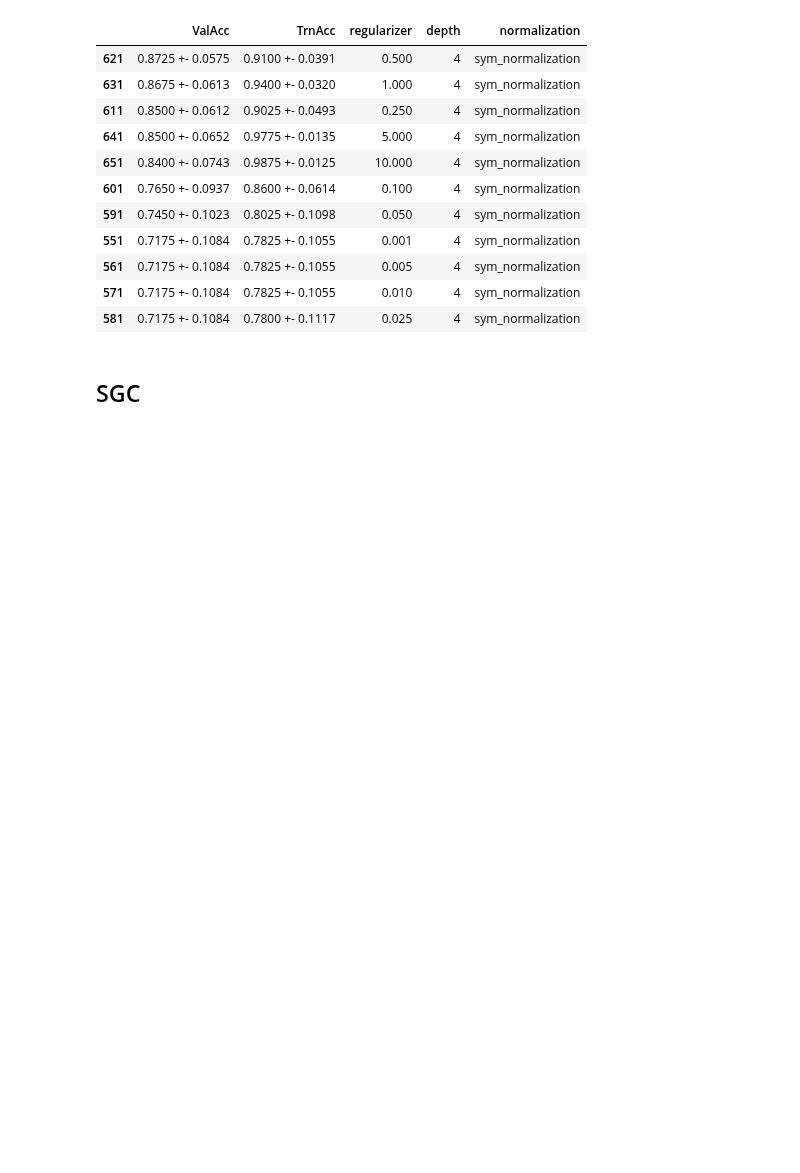
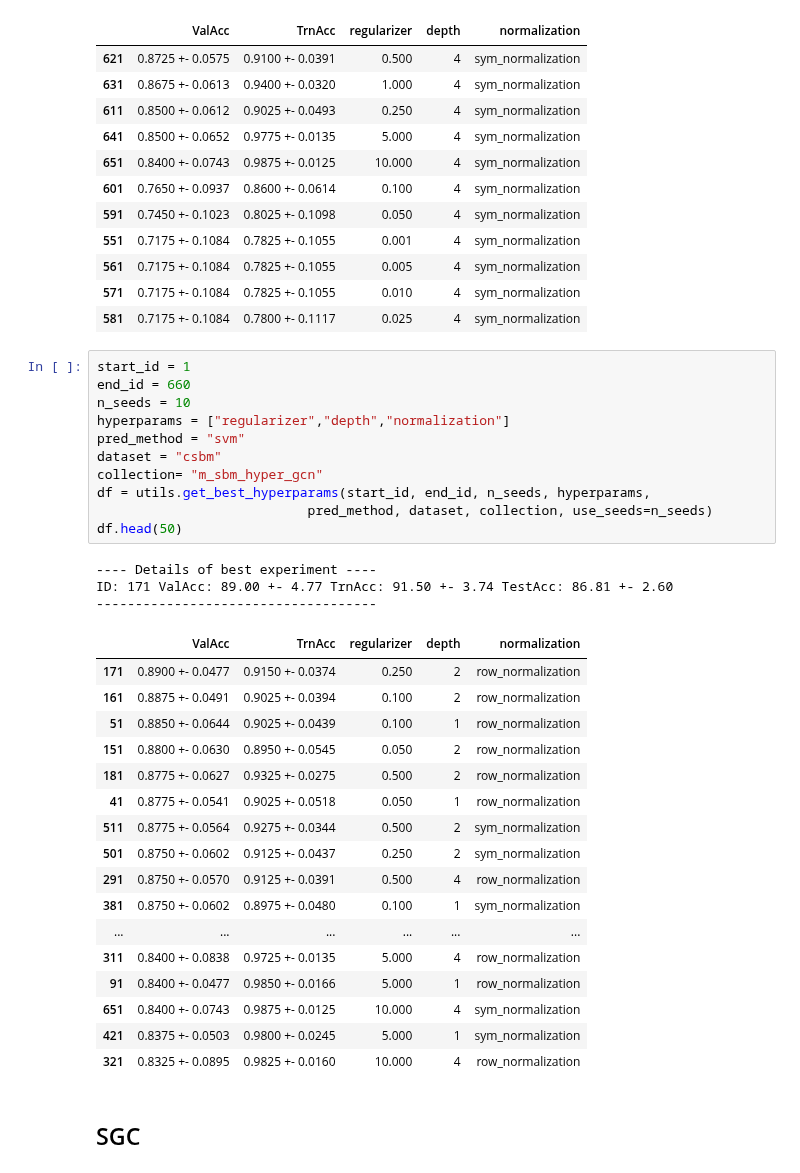
Before and after one commit to saper0/qpcert, a Jupyter notebook: notebooks/hyperparams/sbm.ipynb, the cells around one changed output. Drawn from its saved outputs; the diff is of its cells as text; blank space fills up the shorter version.

```diff
--- a/notebooks/hyperparams/sbm.ipynb
+++ b/notebooks/hyperparams/sbm.ipynb
@@ -166,6 +168,38 @@ ID: 621 ValAcc: 87.25 +- 5.75 TrnAcc: 91.00 +- 3.91 TestAcc: 86.44 +- 2.73
 | 561 | 0.7175 +- 0.1084 | 0.7825 +- 0.1055 | 0.005 | 4 | sym_normalization |
 | 571 | 0.7175 +- 0.1084 | 0.7825 +- 0.1055 | 0.010 | 4 | sym_normalization |
 | 581 | 0.7175 +- 0.1084 | 0.7800 +- 0.1117 | 0.025 | 4 | sym_normalization |
+# %%
+start_id = 1
+end_id = 660
+n_seeds = 10
+hyperparams = ["regularizer","depth","normalization"]
+pred_method = "svm"
+dataset = "csbm"
+collection= "m_sbm_hyper_gcn"
+df = utils.get_best_hyperparams(start_id, end_id, n_seeds, hyperparams,
+                           pred_method, dataset, collection, use_seeds=n_seeds)
+df.head(50)
+# %% [output]
+---- Details of best experiment ----
+ID: 171 ValAcc: 89.00 +- 4.77 TrnAcc: 91.50 +- 3.74 TestAcc: 86.81 +- 2.60
+------------------------------------
+|  | ValAcc | TrnAcc | regularizer | depth | normalization |
+| 171 | 0.8900 +- 0.0477 | 0.9150 +- 0.0374 | 0.250 | 2 | row_normalization |
+| 161 | 0.8875 +- 0.0491 | 0.9025 +- 0.0394 | 0.100 | 2 | row_normalization |
+| 51 | 0.8850 +- 0.0644 | 0.9025 +- 0.0439 | 0.100 | 1 | row_normalization |
+| 151 | 0.8800 +- 0.0630 | 0.8950 +- 0.0545 | 0.050 | 2 | row_normalization |
+| 181 | 0.8775 +- 0.0627 | 0.9325 +- 0.0275 | 0.500 | 2 | row_normalization |
+| 41 | 0.8775 +- 0.0541 | 0.9025 +- 0.0518 | 0.050 | 1 | row_normalization |
+| 511 | 0.8775 +- 0.0564 | 0.9275 +- 0.0344 | 0.500 | 2 | sym_normalization |
+| 501 | 0.8750 +- 0.0602 | 0.9125 +- 0.0437 | 0.250 | 2 | sym_normalization |
+| 291 | 0.8750 +- 0.0570 | 0.9125 +- 0.0391 | 0.500 | 4 | row_normalization |
+| 381 | 0.8750 +- 0.0602 | 0.8975 +- 0.0480 | 0.100 | 1 | sym_normalization |
+| ... | ... | ... | ... | ... | ... |
+| 311 | 0.8400 +- 0.0838 | 0.9725 +- 0.0135 | 5.000 | 4 | row_normalization |
+| 91 | 0.8400 +- 0.0477 | 0.9850 +- 0.0166 | 5.000 | 1 | row_normalization |
+| 651 | 0.8400 +- 0.0743 | 0.9875 +- 0.0125 | 10.000 | 4 | sym_normalization |
+| 421 | 0.8375 +- 0.0503 | 0.9800 +- 0.0245 | 5.000 | 1 | sym_normalization |
+| 321 | 0.8325 +- 0.0895 | 0.9825 +- 0.0160 | 10.000 | 4 | row_normalization |
 # %% [markdown]
 ## SGC
 # %%
```
Also changed, not shown: parts of 29 cells of this notebook, 4 other files.
